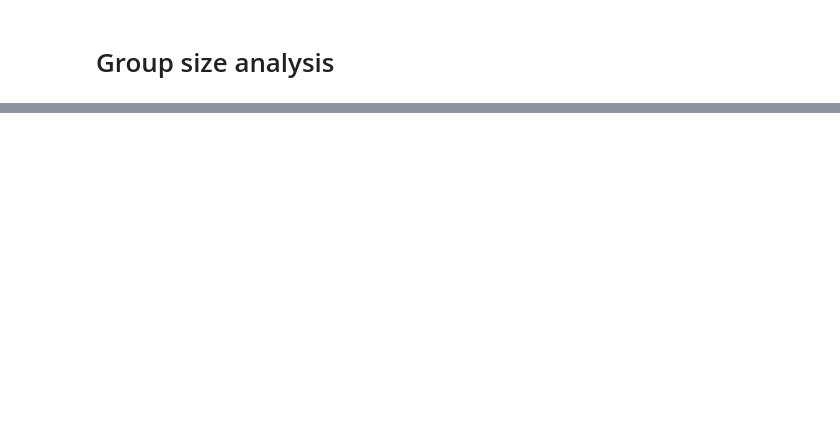
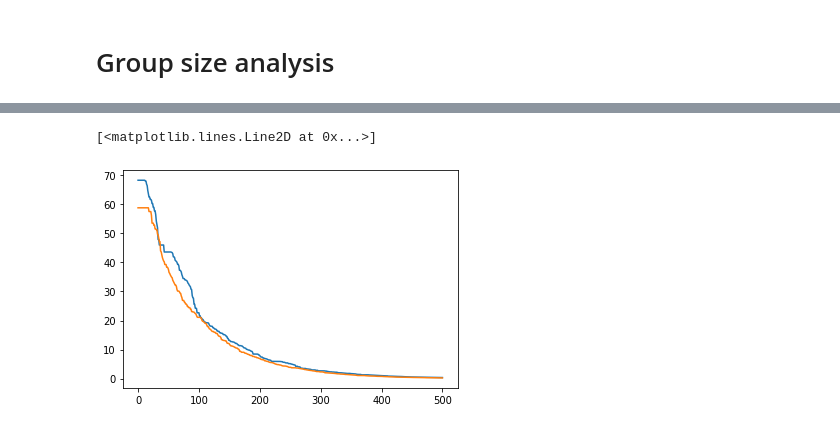
Before and after one commit to akarshkumar0101/evolved-neuroevolution, a Jupyter notebook: group_size.ipynb, the cells around one changed output, grey strips where cells are left out. Cells and saved outputs as stored; diff of their text form; code cells hidden in the pictures; blank space fills up the shorter version.

```diff
--- a/group_size.ipynb
+++ b/group_size.ipynb
@@ -83,0 +140,10 @@ plt.show()
+# %%
+pop = torch.randn(65, 100)
+_, fits, _ = optim.run_evolution_ns(pop, sphere, 500)
+plt.plot(fits.min(dim=-1).values)
+pop = torch.randn(1601, 100)
+_, fits, _ = optim.run_evolution_ns(pop, sphere, 500)
+plt.plot(fits.min(dim=-1).values)
+# %% [output]
+[<matplotlib.lines.Line2D at 0x...>]
+[figure, added]
```
Also changed, not shown: parts of 8 cells of this notebook, 1 other file.
